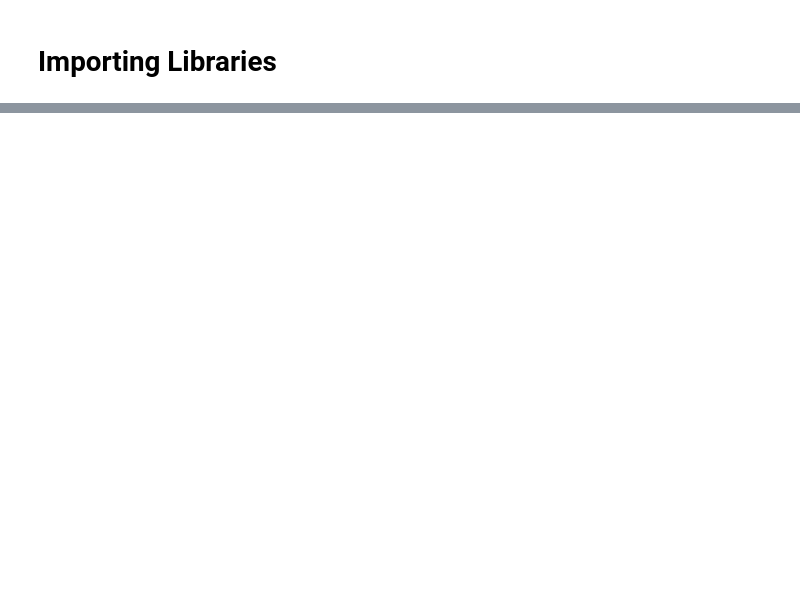
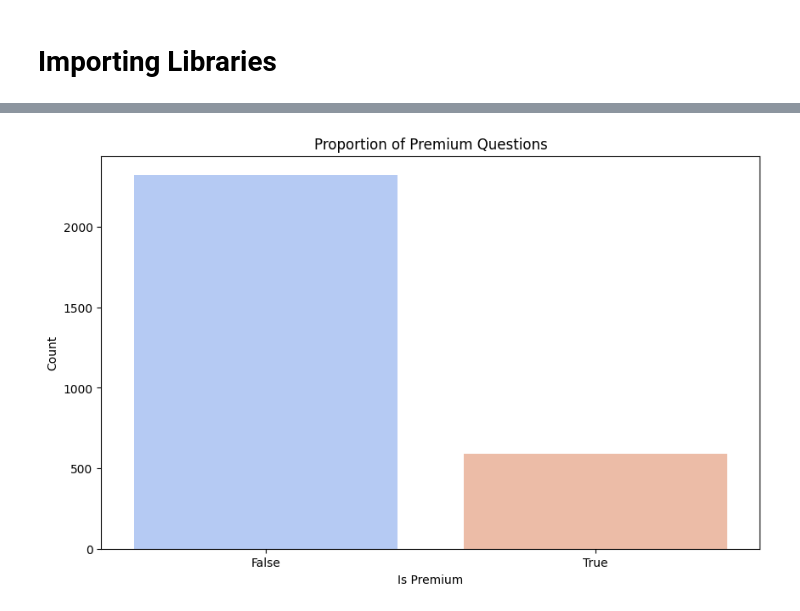
Before and after one commit to kumawatmanish05/LeetCode_Data_Analysis, a Jupyter notebook: leetcode-data-analysis.ipynb, the cells around one changed output, grey strips where cells are left out. Cells and saved outputs as stored; diff of their text form; code cells hidden in the pictures; blank space fills up the shorter version.

```diff
--- a/leetcode-data-analysis.ipynb
+++ b/leetcode-data-analysis.ipynb
@@ -29,0 +87,10 @@ df.head()
+# %%
+# Plot the proportion of premium questions
+plt.figure(figsize=(10, 6))
+sns.countplot(data=df, x='isPremium', palette='coolwarm')
+plt.title('Proportion of Premium Questions')
+plt.xlabel('Is Premium')
+plt.ylabel('Count')
+plt.show()
+# %% [output]
+[figure, added]
```
Also changed, not shown: parts of 12 cells of this notebook.
